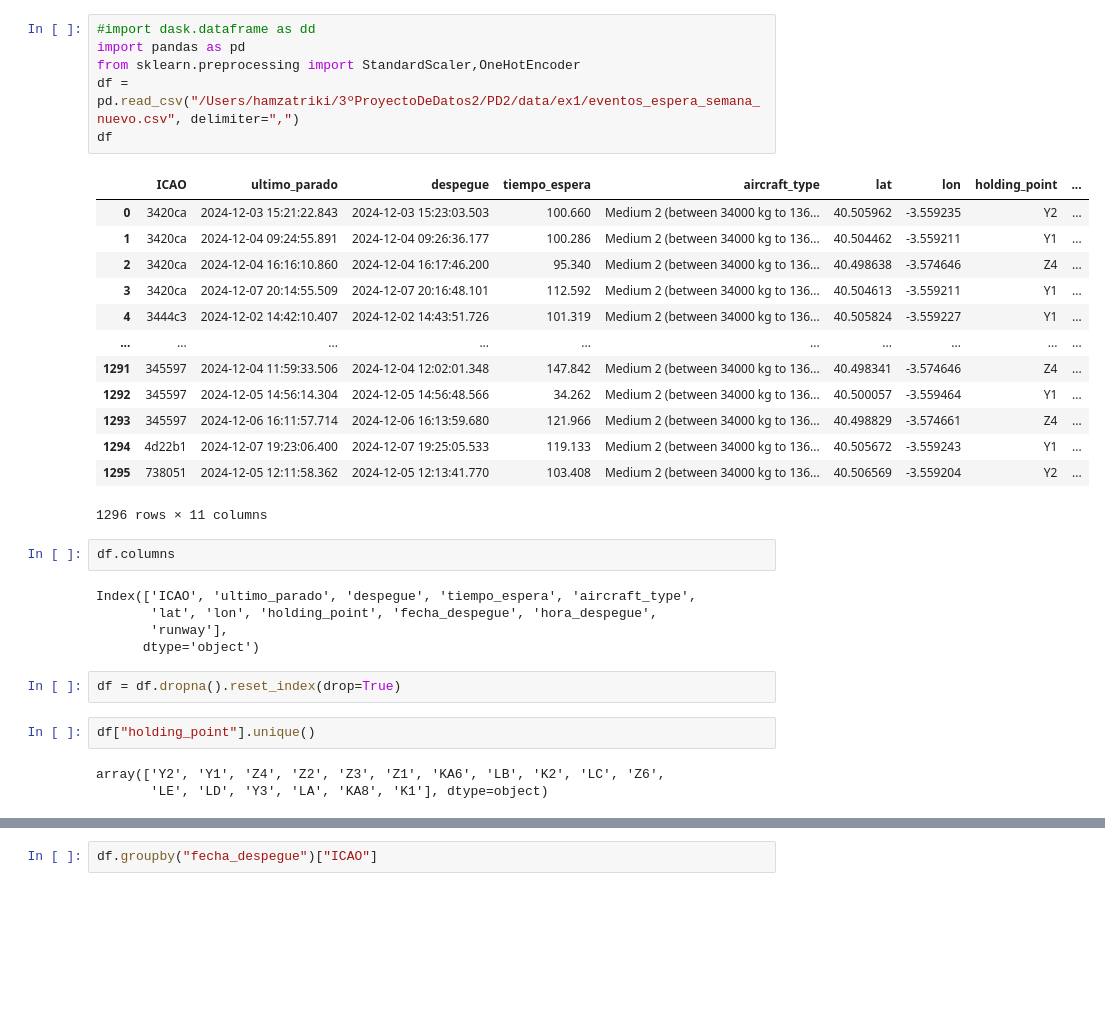
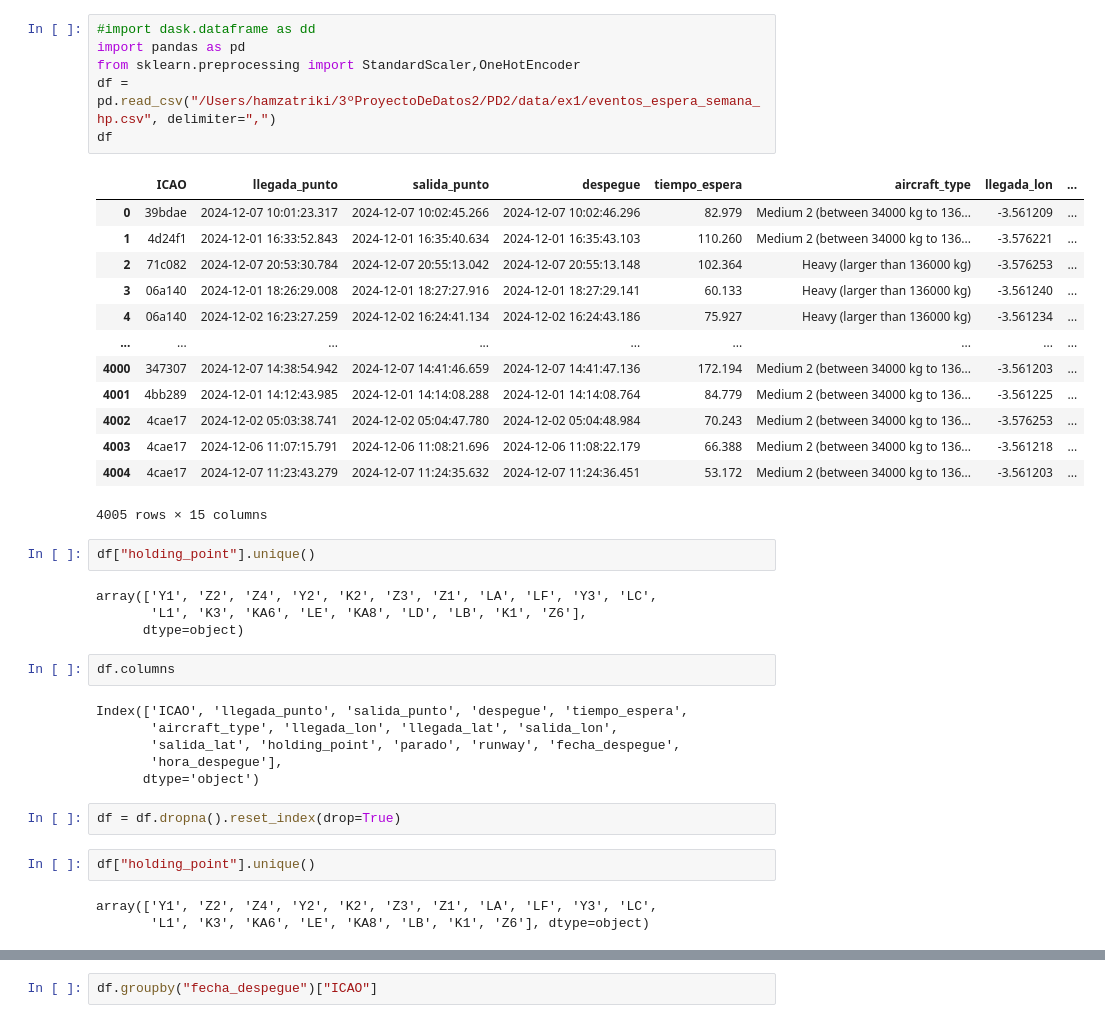
Before and after one commit to artemvarucm/PD2, a Jupyter notebook: src/modelado/preprocesamiento.ipynb, the cells around one changed output, grey strips where cells are left out. Drawn from its saved outputs; the diff is of its cells as text; blank space fills up the shorter version.

```diff
--- a/src/modelado/preprocesamiento.ipynb
+++ b/src/modelado/preprocesamiento.ipynb
@@ -1,37 +1,44 @@
 # %%
 #import dask.dataframe as dd
 import pandas as pd
 from sklearn.preprocessing import StandardScaler,OneHotEncoder
-df = pd.read_csv("/Users/hamzatriki/3ºProyectoDeDatos2/PD2/data/ex1/eventos_espera_semana_nuevo.csv", delimiter=",")
+df = pd.read_csv("/Users/hamzatriki/3ºProyectoDeDatos2/PD2/data/ex1/eventos_espera_semana_hp.csv", delimiter=",")
 df
 # %% [output]
-|  | ICAO | ultimo_parado | despegue | tiempo_espera | aircraft_type | lat | lon | holding_point | ... |
-| 0 | 3420ca | 2024-12-03 15:21:22.843 | 2024-12-03 15:23:03.503 | 100.660 | Medium 2 (between 34000 kg to 136... | 40.505962 | -3.559235 | Y2 | ... |
-| 1 | 3420ca | 2024-12-04 09:24:55.891 | 2024-12-04 09:26:36.177 | 100.286 | Medium 2 (between 34000 kg to 136... | 40.504462 | -3.559211 | Y1 | ... |
-| 2 | 3420ca | 2024-12-04 16:16:10.860 | 2024-12-04 16:17:46.200 | 95.340 | Medium 2 (between 34000 kg to 136... | 40.498638 | -3.574646 | Z4 | ... |
-| 3 | 3420ca | 2024-12-07 20:14:55.509 | 2024-12-07 20:16:48.101 | 112.592 | Medium 2 (between 34000 kg to 136... | 40.504613 | -3.559211 | Y1 | ... |
-| 4 | 3444c3 | 2024-12-02 14:42:10.407 | 2024-12-02 14:43:51.726 | 101.319 | Medium 2 (between 34000 kg to 136... | 40.505824 | -3.559227 | Y1 | ... |
-| ... | ... | ... | ... | ... | ... | ... | ... | ... | ... |
-| 1291 | 345597 | 2024-12-04 11:59:33.506 | 2024-12-04 12:02:01.348 | 147.842 | Medium 2 (between 34000 kg to 136... | 40.498341 | -3.574646 | Z4 | ... |
-| 1292 | 345597 | 2024-12-05 14:56:14.304 | 2024-12-05 14:56:48.566 | 34.262 | Medium 2 (between 34000 kg to 136... | 40.500057 | -3.559464 | Y1 | ... |
-| 1293 | 345597 | 2024-12-06 16:11:57.714 | 2024-12-06 16:13:59.680 | 121.966 | Medium 2 (between 34000 kg to 136... | 40.498829 | -3.574661 | Z4 | ... |
-| 1294 | 4d22b1 | 2024-12-07 19:23:06.400 | 2024-12-07 19:25:05.533 | 119.133 | Medium 2 (between 34000 kg to 136... | 40.505672 | -3.559243 | Y1 | ... |
-| 1295 | 738051 | 2024-12-05 12:11:58.362 | 2024-12-05 12:13:41.770 | 103.408 | Medium 2 (between 34000 kg to 136... | 40.506569 | -3.559204 | Y2 | ... |
+|  | ICAO | llegada_punto | salida_punto | despegue | tiempo_espera | aircraft_type | llegada_lon | ... |
+| 0 | 39bdae | 2024-12-07 10:01:23.317 | 2024-12-07 10:02:45.266 | 2024-12-07 10:02:46.296 | 82.979 | Medium 2 (between 34000 kg to 136... | -3.561209 | ... |
+| 1 | 4d24f1 | 2024-12-01 16:33:52.843 | 2024-12-01 16:35:40.634 | 2024-12-01 16:35:43.103 | 110.260 | Medium 2 (between 34000 kg to 136... | -3.576221 | ... |
+| 2 | 71c082 | 2024-12-07 20:53:30.784 | 2024-12-07 20:55:13.042 | 2024-12-07 20:55:13.148 | 102.364 | Heavy (larger than 136000 kg) | -3.576253 | ... |
+| 3 | 06a140 | 2024-12-01 18:26:29.008 | 2024-12-01 18:27:27.916 | 2024-12-01 18:27:29.141 | 60.133 | Heavy (larger than 136000 kg) | -3.561240 | ... |
+| 4 | 06a140 | 2024-12-02 16:23:27.259 | 2024-12-02 16:24:41.134 | 2024-12-02 16:24:43.186 | 75.927 | Heavy (larger than 136000 kg) | -3.561234 | ... |
+| ... | ... | ... | ... | ... | ... | ... | ... | ... |
+| 4000 | 347307 | 2024-12-07 14:38:54.942 | 2024-12-07 14:41:46.659 | 2024-12-07 14:41:47.136 | 172.194 | Medium 2 (between 34000 kg to 136... | -3.561203 | ... |
+| 4001 | 4bb289 | 2024-12-01 14:12:43.985 | 2024-12-01 14:14:08.288 | 2024-12-01 14:14:08.764 | 84.779 | Medium 2 (between 34000 kg to 136... | -3.561225 | ... |
+| 4002 | 4cae17 | 2024-12-02 05:03:38.741 | 2024-12-02 05:04:47.780 | 2024-12-02 05:04:48.984 | 70.243 | Medium 2 (between 34000 kg to 136... | -3.576253 | ... |
+| 4003 | 4cae17 | 2024-12-06 11:07:15.791 | 2024-12-06 11:08:21.696 | 2024-12-06 11:08:22.179 | 66.388 | Medium 2 (between 34000 kg to 136... | -3.561218 | ... |
+| 4004 | 4cae17 | 2024-12-07 11:23:43.279 | 2024-12-07 11:24:35.632 | 2024-12-07 11:24:36.451 | 53.172 | Medium 2 (between 34000 kg to 136... | -3.561203 | ... |
-1296 rows × 11 columns
+4005 rows × 15 columns
+# %%
+df["holding_point"].unique()
+# %% [output]
+array(['Y1', 'Z2', 'Z4', 'Y2', 'K2', 'Z3', 'Z1', 'LA', 'LF', 'Y3', 'LC',
+       'L1', 'K3', 'KA6', 'LE', 'KA8', 'LD', 'LB', 'K1', 'Z6'],
+      dtype=object)
 # %%
 df.columns
 # %% [output]
-Index(['ICAO', 'ultimo_parado', 'despegue', 'tiempo_espera', 'aircraft_type',
-       'lat', 'lon', 'holding_point', 'fecha_despegue', 'hora_despegue',
-       'runway'],
+Index(['ICAO', 'llegada_punto', 'salida_punto', 'despegue', 'tiempo_espera',
+       'aircraft_type', 'llegada_lon', 'llegada_lat', 'salida_lon',
+       'salida_lat', 'holding_point', 'parado', 'runway', 'fecha_despegue',
+       'hora_despegue'],
       dtype='object')
 # %%
 df = df.dropna().reset_index(drop=True)
 # %%
 df["holding_point"].unique()
 # %% [output]
-array(['Y2', 'Y1', 'Z4', 'Z2', 'Z3', 'Z1', 'KA6', 'LB', 'K2', 'LC', 'Z6',
-       'LE', 'LD', 'Y3', 'LA', 'KA8', 'K1'], dtype=object)
+array(['Y1', 'Z2', 'Z4', 'Y2', 'K2', 'Z3', 'Z1', 'LA', 'LF', 'Y3', 'LC',
+       'L1', 'K3', 'KA6', 'LE', 'KA8', 'LB', 'K1', 'Z6'], dtype=object)
 # %%
 df.dtypes
 # %% [output]
```
Also changed, not shown: parts of 43 cells of this notebook.
